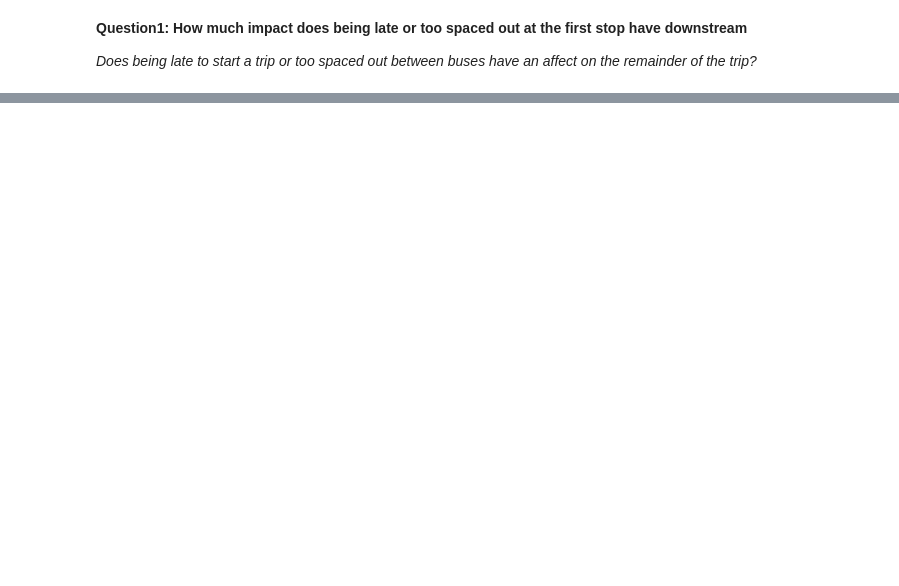
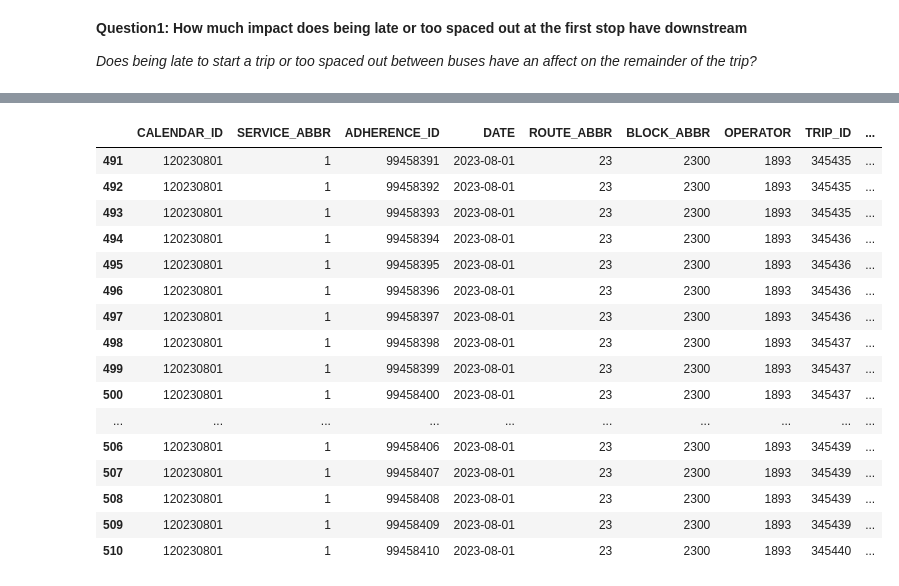
Before and after one commit to kudzuweb/wego-byte-crawlers_wego, a Jupyter notebook: notebooks/KD_wego_question_1.ipynb, the cells around one changed output, grey strips where cells are left out. Saved outputs shown, nothing was run; the diff lists cells and outputs as text; code cells hidden in the pictures; blank space fills up the shorter version.

```diff
--- a/notebooks/KD_wego_question_1.ipynb
+++ b/notebooks/KD_wego_question_1.ipynb
@@ -107,0 +508,20 @@ memory usage: 361.2+ KB
+# %%
+wego[wego['ROUTE_ABBR']==23].head(20)
+# %% [output]
+|  | CALENDAR_ID | SERVICE_ABBR | ADHERENCE_ID | DATE | ROUTE_ABBR | BLOCK_ABBR | OPERATOR | TRIP_ID | ... |
+| 491 | 120230801 | 1 | 99458391 | 2023-08-01 | 23 | 2300 | 1893 | 345435 | ... |
+| 492 | 120230801 | 1 | 99458392 | 2023-08-01 | 23 | 2300 | 1893 | 345435 | ... |
+| 493 | 120230801 | 1 | 99458393 | 2023-08-01 | 23 | 2300 | 1893 | 345435 | ... |
+| 494 | 120230801 | 1 | 99458394 | 2023-08-01 | 23 | 2300 | 1893 | 345436 | ... |
+| 495 | 120230801 | 1 | 99458395 | 2023-08-01 | 23 | 2300 | 1893 | 345436 | ... |
+| 496 | 120230801 | 1 | 99458396 | 2023-08-01 | 23 | 2300 | 1893 | 345436 | ... |
+| 497 | 120230801 | 1 | 99458397 | 2023-08-01 | 23 | 2300 | 1893 | 345436 | ... |
+| 498 | 120230801 | 1 | 99458398 | 2023-08-01 | 23 | 2300 | 1893 | 345437 | ... |
+| 499 | 120230801 | 1 | 99458399 | 2023-08-01 | 23 | 2300 | 1893 | 345437 | ... |
+| 500 | 120230801 | 1 | 99458400 | 2023-08-01 | 23 | 2300 | 1893 | 345437 | ... |
+| ... | ... | ... | ... | ... | ... | ... | ... | ... | ... |
+| 506 | 120230801 | 1 | 99458406 | 2023-08-01 | 23 | 2300 | 1893 | 345439 | ... |
+| 507 | 120230801 | 1 | 99458407 | 2023-08-01 | 23 | 2300 | 1893 | 345439 | ... |
+| 508 | 120230801 | 1 | 99458408 | 2023-08-01 | 23 | 2300 | 1893 | 345439 | ... |
+| 509 | 120230801 | 1 | 99458409 | 2023-08-01 | 23 | 2300 | 1893 | 345439 | ... |
+| 510 | 120230801 | 1 | 99458410 | 2023-08-01 | 23 | 2300 | 1893 | 345440 | ... |
```
Also changed, not shown: parts of 96 cells of this notebook.
